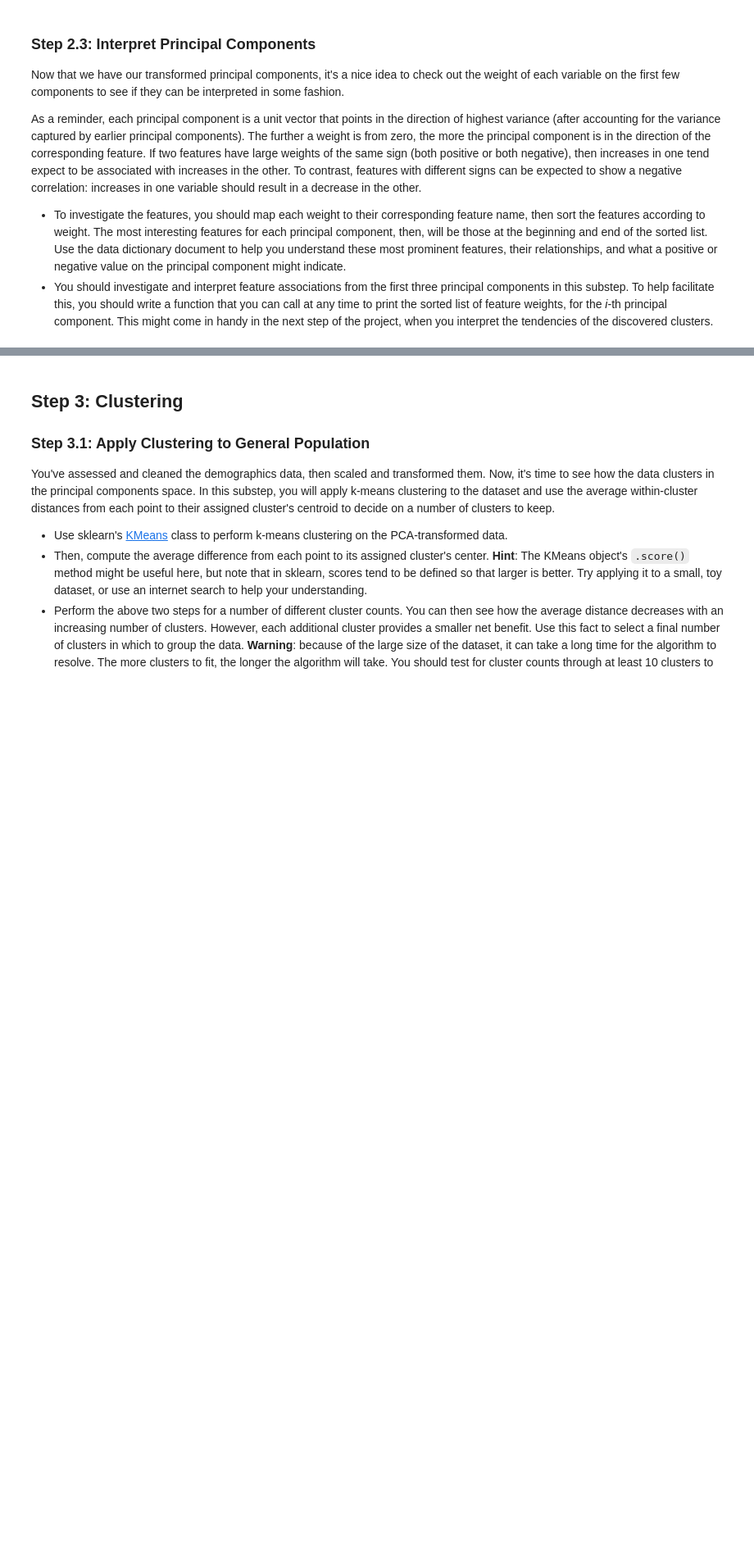
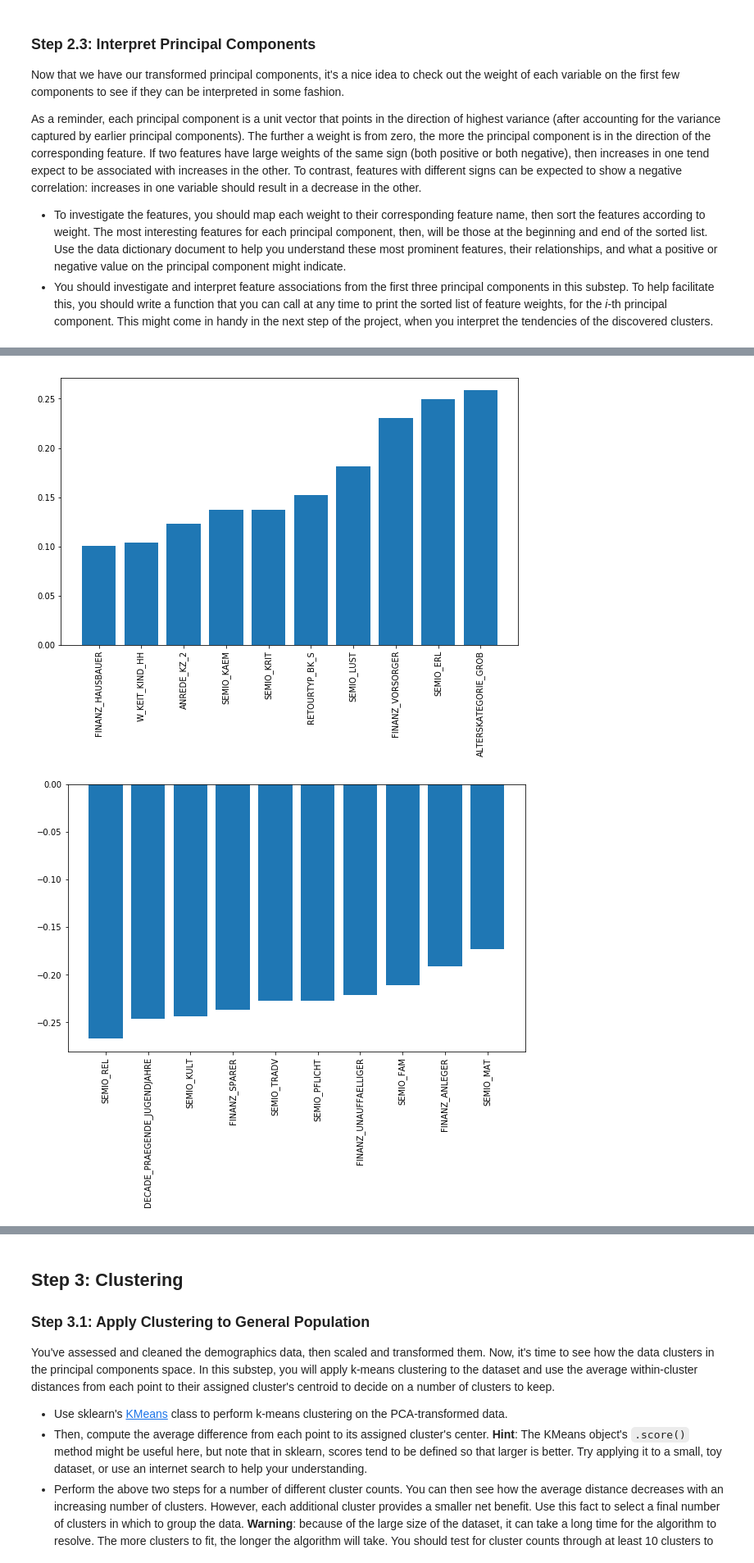
Before and after one commit to nirajpandkar/arvato-customer-segment-identification, a Jupyter notebook: Identify_Customer_Segments.ipynb, the cells around one changed output, grey strips where cells are left out. Shown at 82% size. Cells and saved outputs as stored; diff of their text form; code cells hidden in the pictures; blank space fills up the shorter version.

```diff
--- a/Identify_Customer_Segments.ipynb
+++ b/Identify_Customer_Segments.ipynb
@@ -611,6 +575,11 @@ Index(['ALTERSKATEGORIE_GROB', 'FINANZ_MINIMALIST', 'FINANZ_SPARER',
 # %%
 # Map weights for the second principal component to corresponding feature names
 # and then print the linked values, sorted by weight.
+
+top_p2, top_n2 = prepare_and_plot(df_components, 2, 10)
+# %% [output]
+[figure, added]
+[figure, added]
 # %%
 # Map weights for the third principal component to corresponding feature names
 # and then print the linked values, sorted by weight.
```
Also changed, not shown: parts of 11 cells of this notebook.
